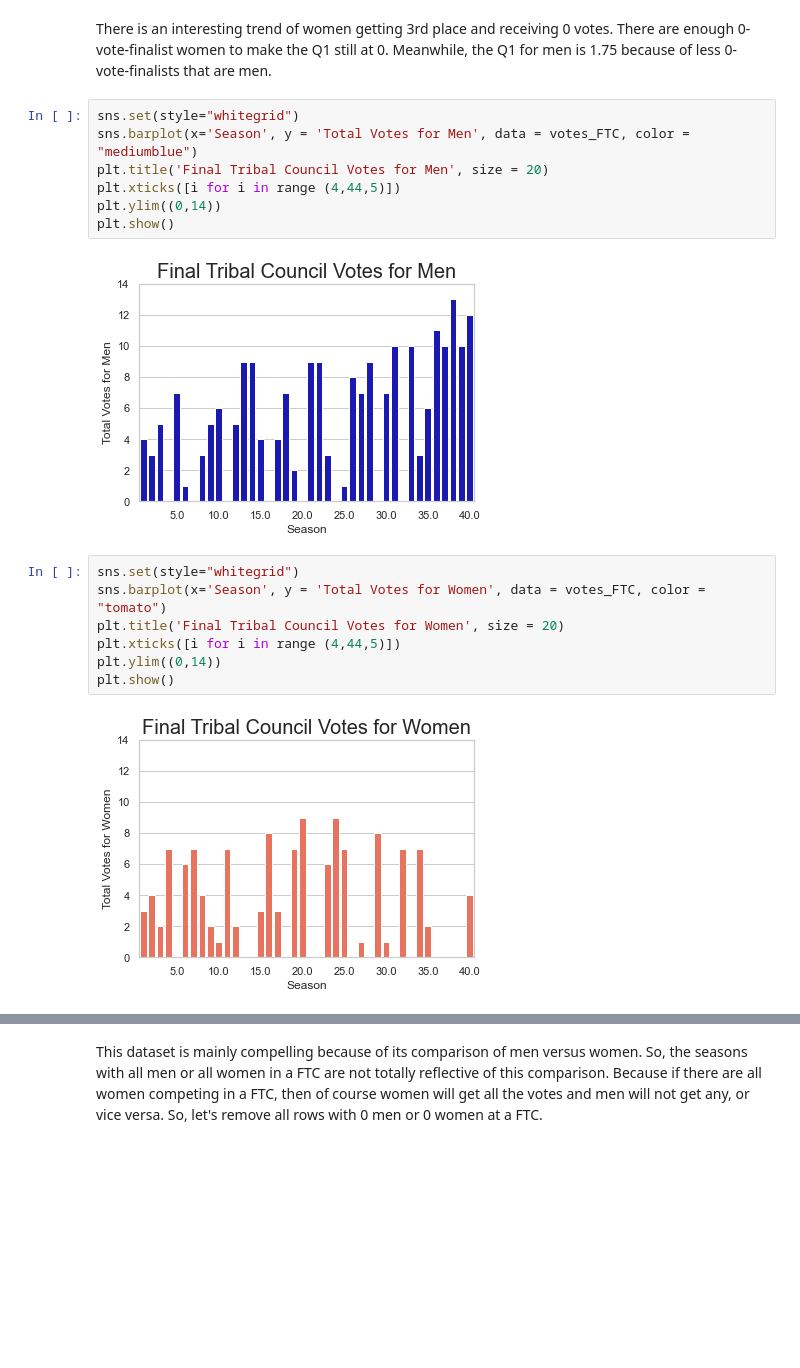
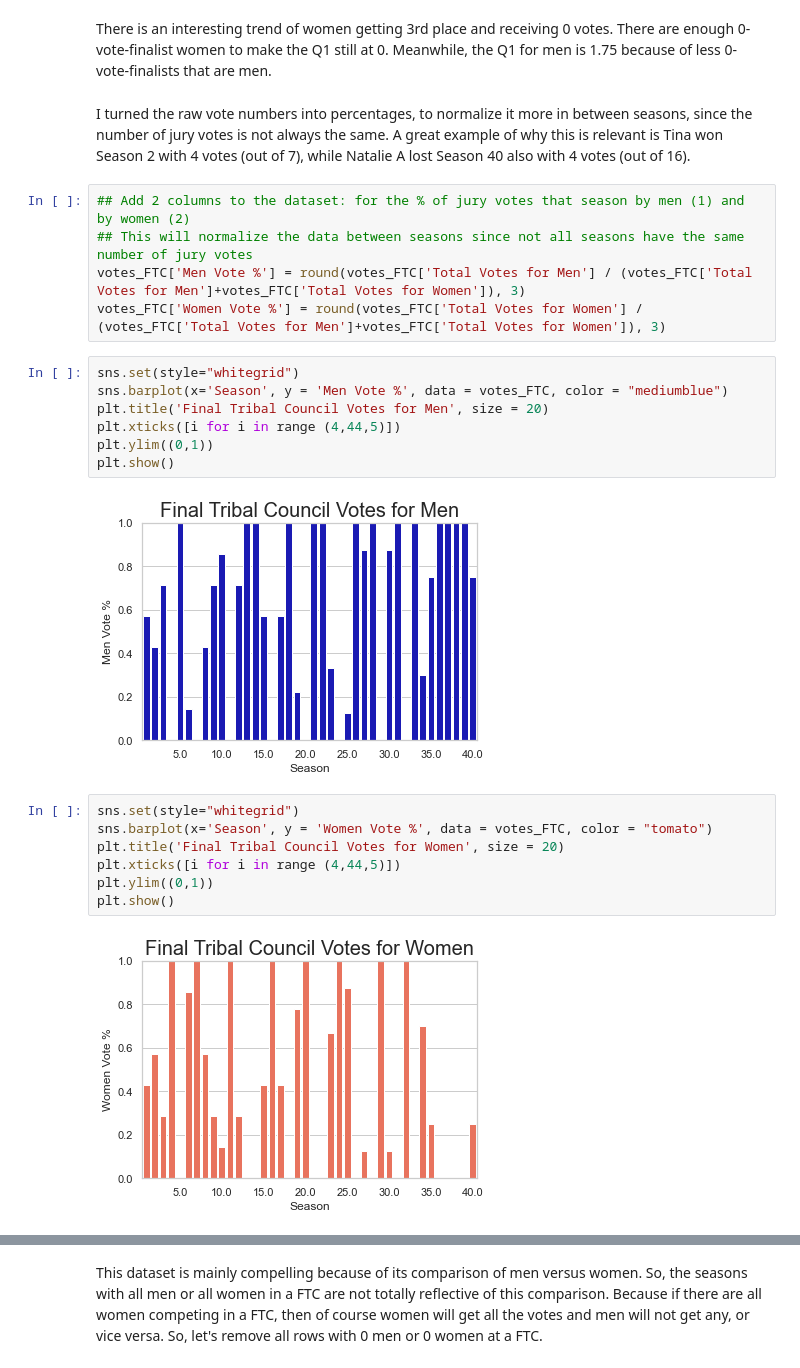
Before and after one commit to blakes5/upgraded-octo-memory, a Jupyter notebook: Midterm Project/finalMidtermFile.ipynb, the cells around one changed output, grey strips where cells are left out. Saved outputs shown, nothing was run; the diff lists cells and outputs as text; blank space fills up the shorter version.

```diff
--- a/Midterm Project/finalMidtermFile.ipynb
+++ b/Midterm Project/finalMidtermFile.ipynb
@@ -360,21 +360,28 @@ plt.show()
 [figure]
 # %% [markdown]
 There is an interesting trend of women getting 3rd place and receiving 0 votes. There are enough 0-vote-finalist women to make the Q1 still at 0. Meanwhile, the Q1 for men is 1.75 because of less 0-vote-finalists that are men.
+# %% [markdown]
+I turned the raw vote numbers into percentages, to normalize it more in between seasons, since the number of jury votes is not always the same. A great example of why this is relevant is Tina won Season 2 with 4 votes (out of 7), while Natalie A lost Season 40 also with 4 votes (out of 16).
+# %%
+## Add 2 columns to the dataset: for the % of jury votes that season by men (1) and by women (2)
+## This will normalize the data between seasons since not all seasons have the same number of jury votes
+votes_FTC['Men Vote %'] = round(votes_FTC['Total Votes for Men'] / (votes_FTC['Total Votes for Men']+votes_FTC['Total Votes for Women']), 3)
+votes_FTC['Women Vote %'] = round(votes_FTC['Total Votes for Women'] / (votes_FTC['Total Votes for Men']+votes_FTC['Total Votes for Women']), 3)
 # %%
 sns.set(style="whitegrid")
-sns.barplot(x='Season', y = 'Total Votes for Men', data = votes_FTC, color = "mediumblue")
+sns.barplot(x='Season', y = 'Men Vote %', data = votes_FTC, color = "mediumblue")
 plt.title('Final Tribal Council Votes for Men', size = 20)
 plt.xticks([i for i in range (4,44,5)])
-plt.ylim((0,14))
+plt.ylim((0,1))
 plt.show()
 # %% [output]
-[figure, old version]
+[figure, new version]
 # %%
 sns.set(style="whitegrid")
-sns.barplot(x='Season', y = 'Total Votes for Women', data = votes_FTC, color = "tomato")
+sns.barplot(x='Season', y = 'Women Vote %', data = votes_FTC, color = "tomato")
 plt.title('Final Tribal Council Votes for Women', size = 20)
 plt.xticks([i for i in range (4,44,5)])
-plt.ylim((0,14))
+plt.ylim((0,1))
 plt.show()
 # %% [output]
-[figure, old version]
+[figure, new version]
```
Also changed, not shown: parts of 1 cell of this notebook.
